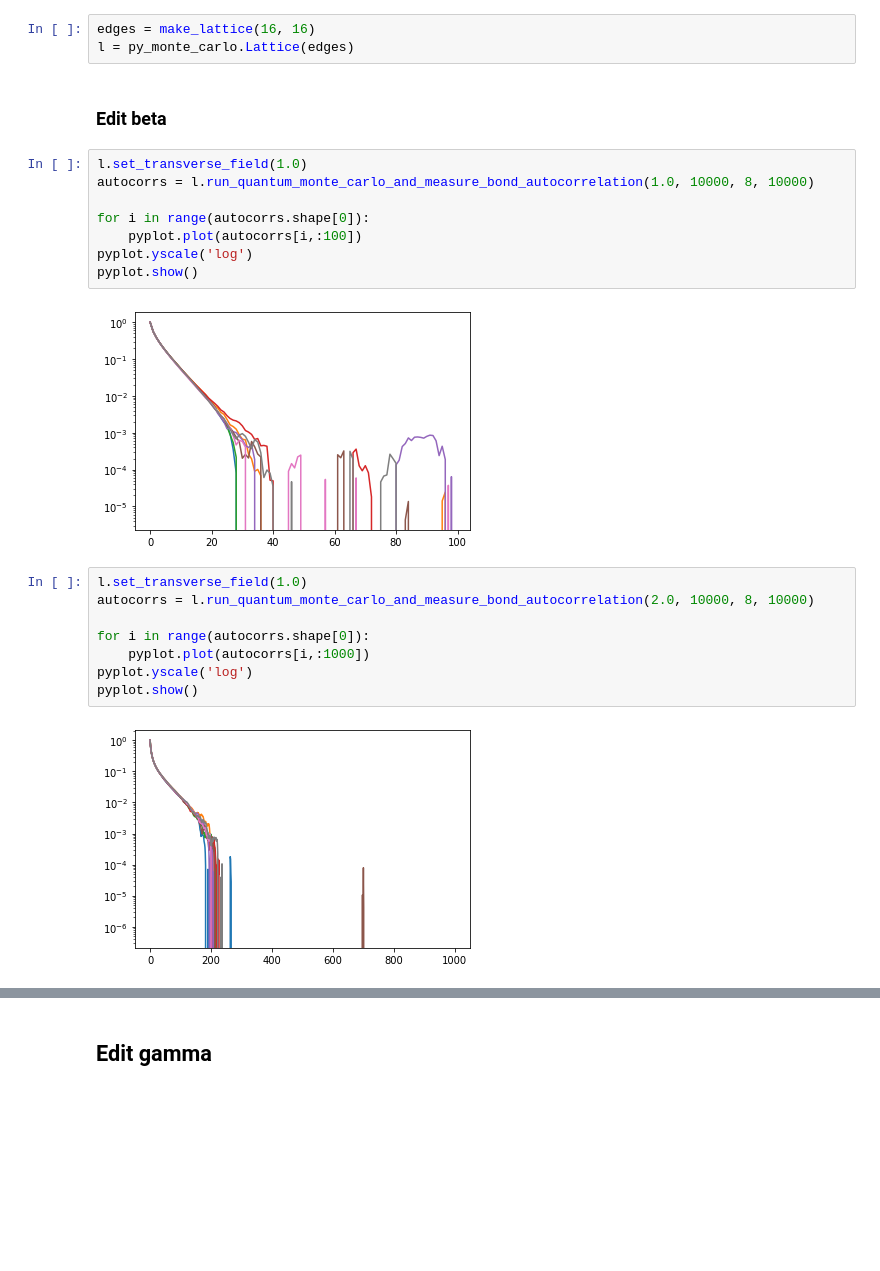
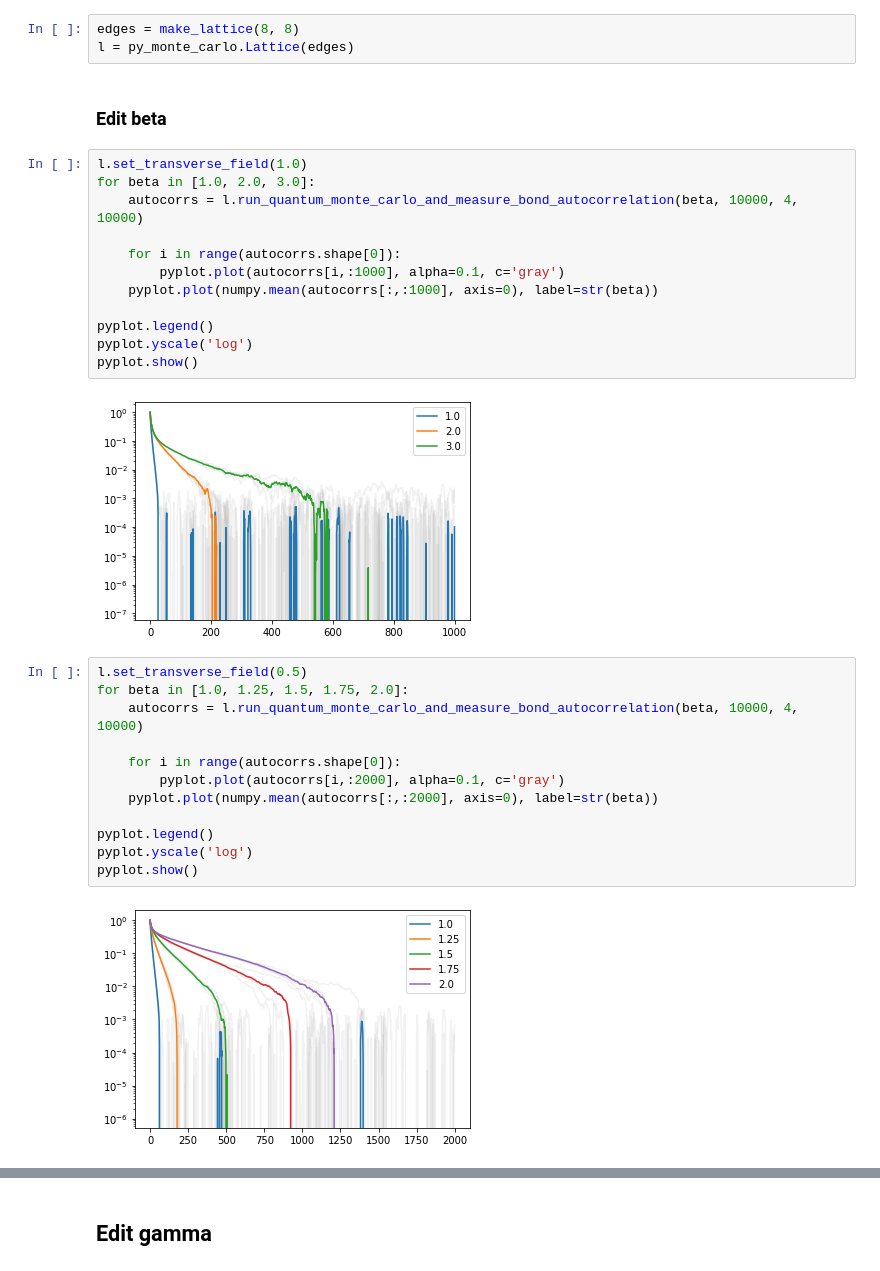
Before and after one commit to Renmusxd/DWave48, a Jupyter notebook: jupyter_notebook/TimeToRun.ipynb, the cells around one changed output, grey strips where cells are left out. Saved outputs shown, nothing was run; the diff lists cells and outputs as text; blank space fills up the shorter version.

```diff
--- a/jupyter_notebook/TimeToRun.ipynb
+++ b/jupyter_notebook/TimeToRun.ipynb
@@ -59,27 +59,35 @@ pyplot.show()
 # %% [output]
 [figure]
 # %%
-edges = make_lattice(16, 16)
+edges = make_lattice(8, 8)
 l = py_monte_carlo.Lattice(edges)
 # %% [markdown]
 ### Edit beta
 # %%
 l.set_transverse_field(1.0)
-autocorrs = l.run_quantum_monte_carlo_and_measure_bond_autocorrelation(1.0, 10000, 8, 10000)
+for beta in [1.0, 2.0, 3.0]:
+    autocorrs = l.run_quantum_monte_carlo_and_measure_bond_autocorrelation(beta, 10000, 4, 10000)
 
-for i in range(autocorrs.shape[0]):
-    pyplot.plot(autocorrs[i,:100])
+    for i in range(autocorrs.shape[0]):
+        pyplot.plot(autocorrs[i,:1000], alpha=0.1, c='gray')
+    pyplot.plot(numpy.mean(autocorrs[:,:1000], axis=0), label=str(beta))
+
+pyplot.legend()
 pyplot.yscale('log')
 pyplot.show()
 # %% [output]
-[figure, old version]
+[figure, new version]
 # %%
-l.set_transverse_field(1.0)
-autocorrs = l.run_quantum_monte_carlo_and_measure_bond_autocorrelation(2.0, 10000, 8, 10000)
+l.set_transverse_field(0.5)
+for beta in [1.0, 1.25, 1.5, 1.75, 2.0]:
+    autocorrs = l.run_quantum_monte_carlo_and_measure_bond_autocorrelation(beta, 10000, 4, 10000)
 
-for i in range(autocorrs.shape[0]):
-    pyplot.plot(autocorrs[i,:1000])
+    for i in range(autocorrs.shape[0]):
+        pyplot.plot(autocorrs[i,:2000], alpha=0.1, c='gray')
+    pyplot.plot(numpy.mean(autocorrs[:,:2000], axis=0), label=str(beta))
+
+pyplot.legend()
 pyplot.yscale('log')
 pyplot.show()
 # %% [output]
-[figure, old version]
+[figure, new version]
```
Also changed, not shown: parts of 19 cells of this notebook, 15 other files.
